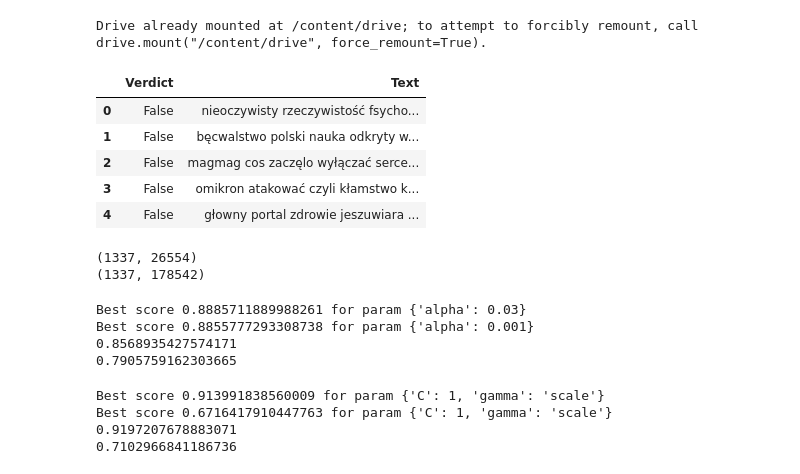
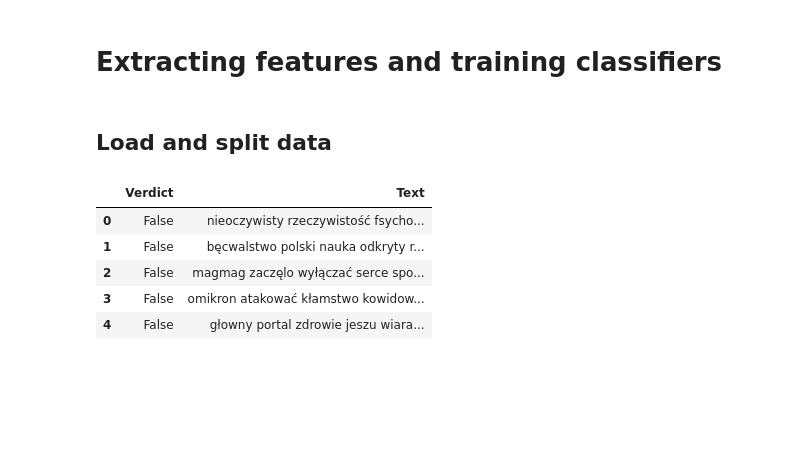
Before and after one commit to KGolemo/fake-news-detection, a Jupyter notebook: jupyter-notebooks/modeling.ipynb, the cells around one changed output. Saved outputs shown, nothing was run; the diff lists cells and outputs as text; code cells hidden in the pictures; blank space fills up the shorter version.

```diff
--- a/jupyter-notebooks/modeling.ipynb
+++ b/jupyter-notebooks/modeling.ipynb
@@ -1,89 +1,33 @@
+# %% [markdown]
+# Extracting features and training classifiers
 # %%
 # Imports
 from sklearn.feature_extraction.text import CountVectorizer, TfidfVectorizer
 from sklearn.model_selection import train_test_split, GridSearchCV
 from sklearn.naive_bayes import MultinomialNB
-from sklearn.svm import SVC
+from sklearn.svm import SVC, LinearSVC
 from sklearn.ensemble import RandomForestClassifier
 from sklearn import metrics
 import numpy as np
 from matplotlib import pyplot as plt
 import pandas as pd
 from joblib import dump, load
-# Load the Drive helper and mount
-from google.colab import drive
-
-# This will prompt for authorization.
-drive.mount('/content/drive')
-# %% [output]
-Drive already mounted at /content/drive; to attempt to forcibly remount, call drive.mount("/content/drive", force_remount=True).
+# %% [markdown]
+## Load and split data
 # %%
-df = pd.read_excel('drive/MyDrive/Fake News Detection/data/fakenews_detection_dataset.xlsx')
+df = pd.read_excel('complete_dataset.xlsx')
 display(df.head())
 
 X = df['Text']
 y = df['Verdict']
 
 X_train, X_test, y_train, y_test = train_test_split(X, y, test_size=0.3, random_state=8)
 
 tfidf_vectorizer = TfidfVectorizer()
-
-tfidf_train = tfidf_vectorizer.fit_transform(X_train)
-dump(tfidf_vectorizer, 'tfidf.joblib')
-tfidf_test = tfidf_vectorizer.transform(X_test)
-print(tfidf_train.shape)
-
-tfidf_vectorizer_bigrams = TfidfVectorizer(ngram_range=(2, 2))
-tfidf_train_bigrams = tfidf_vectorizer_bigrams.fit_transform(X_train)
-tfidf_test_bigrams = tfidf_vectorizer_bigrams.transform(X_test)
-print(tfidf_train_bigrams.shape)
 # %% [output]
 |  | Verdict | Text |
 | 0 | False | nieoczywisty rzeczywistość fsycho... |
-| 1 | False | bęcwalstwo polski nauka odkryty w... |
-| 2 | False | magmag cos zaczęlo wyłączać serce... |
-| 3 | False | omikron atakować czyli kłamstwo k... |
-| 4 | False | głowny portal zdrowie jeszuwiara ... |
+| 1 | False | bęcwalstwo polski nauka odkryty r... |
+| 2 | False | magmag zaczęlo wyłączać serce spo... |
+| 3 | False | omikron atakować kłamstwo kowidow... |
+| 4 | False | głowny portal zdrowie jeszu wiara... |
-(1337, 26554)
-(1337, 178542)
-# %%
-params = {'alpha': [0.001, 0.003, 0.01, 0.03, 0.1, 0.3, 1]}
-nb_classifier = GridSearchCV(MultinomialNB(), params)
-
-nb_classifier.fit(tfidf_train, y_train)
-nb_y_pred = nb_classifier.predict(tfidf_test)
-print(f'Best score (unigrams): {nb_classifier.best_score_} for params: {nb_classifier.best_params_}')
-dump(nb_classifier, 'nb_classifier.joblib')
-
-nb_classifier.fit(tfidf_train_bigrams, y_train)
-nb_y_pred_bigrams = nb_classifier.predict(tfidf_test_bigrams)
-print(f'Best score (bigrams): {nb_classifier.best_score_} for params: {nb_classifier.best_params_}')
-
-print(metrics.accuracy_score(y_test, nb_y_pred))
-print(metrics.accuracy_score(y_test, nb_y_pred_bigrams))
-# %% [output]
-Best score 0.8885711889988261 for param {'alpha': 0.03}
-Best score 0.8855777293308738 for param {'alpha': 0.001}
-0.8568935427574171
-0.7905759162303665
-# %%
-params = {'C': [0.01, 0.03, 0.1, 0.3, 1],
-            'gamma': ['scale', 'auto']}
-svc_classifier = GridSearchCV(SVC(), params)
-
-svc_classifier.fit(tfidf_train, y_train)
-svc_y_pred = svc_classifier.predict(tfidf_test)
-print(f'Best score (unigrams): {svc_classifier.best_score_} for params: {svc_classifier.best_params_}')
-dump(svc_classifier, 'svc_classifier.joblib')
-
-svc_classifier.fit(tfidf_train_bigrams, y_train)
-svc_y_pred_bigrams = svc_classifier.predict(tfidf_test_bigrams)
-print(f'Best score (bigrams): {svc_classifier.best_score_} for params: {svc_classifier.best_params_}')
-
-print(metrics.accuracy_score(y_test, svc_y_pred))
-print(metrics.accuracy_score(y_test, svc_y_pred_bigrams))
-# %% [output]
-Best score 0.913991838560009 for param {'C': 1, 'gamma': 'scale'}
-Best score 0.6716417910447763 for param {'C': 1, 'gamma': 'scale'}
-0.9197207678883071
-0.7102966841186736
```
Also changed, not shown: parts of 17 cells of this notebook, 1 other file.
